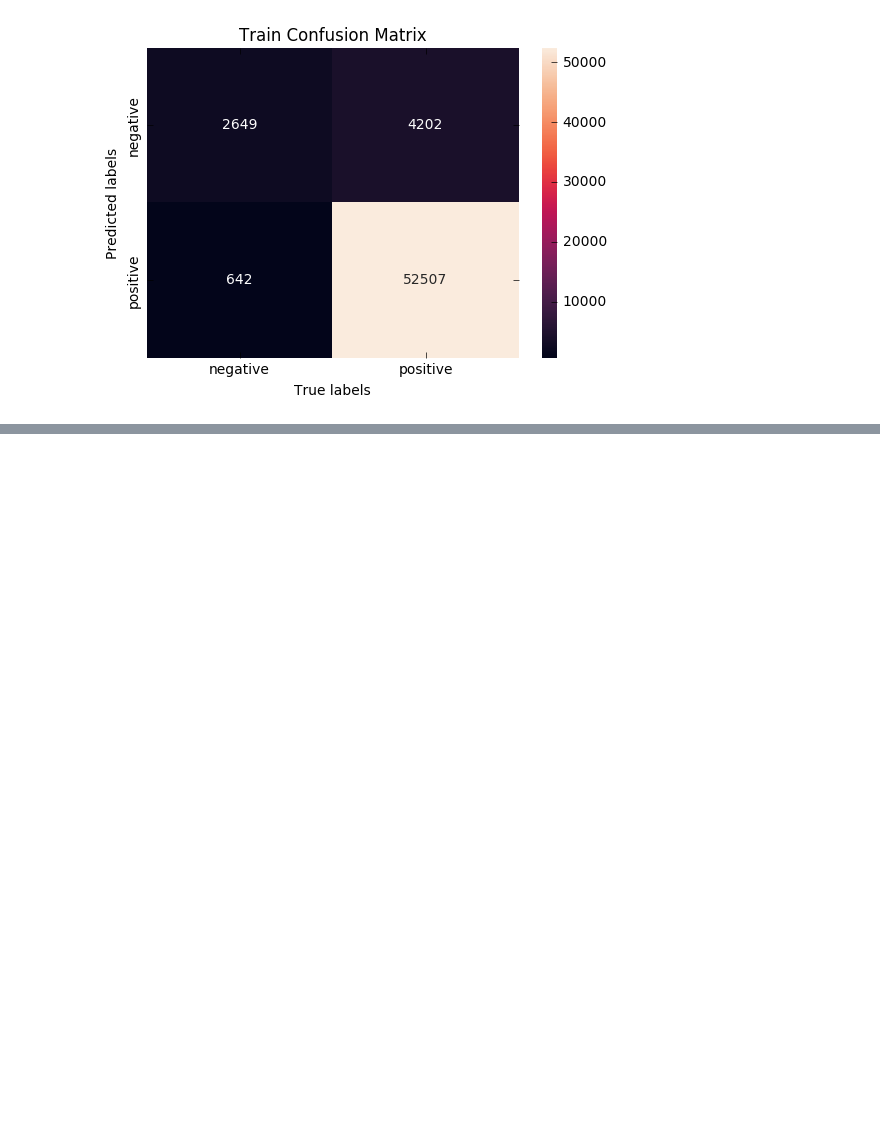
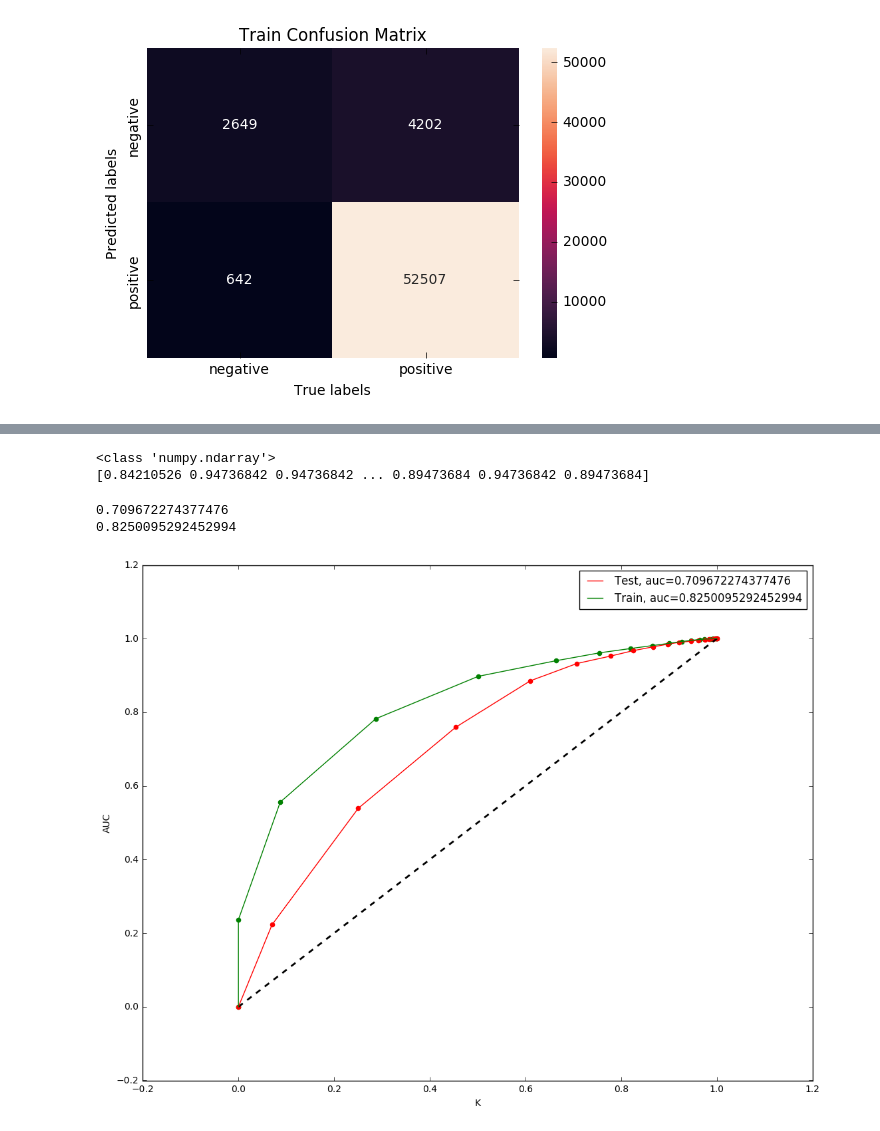
Before and after one commit to rajendrac3/Machine-Learning, a Jupyter notebook: Assignment3/K-NN.ipynb, the cells around one changed output, grey strips where cells are left out. Drawn from its saved outputs; the diff is of its cells as text; code cells hidden in the pictures; blank space fills up the shorter version.

```diff
--- a/Assignment3/K-NN.ipynb
+++ b/Assignment3/K-NN.ipynb
@@ -1100,0 +1151,37 @@ ax.yaxis.set_ticklabels(['negative', 'positive'])
+# %%
+bow_knn = KNeighborsClassifier(n_neighbors = bow_best_k, algorithm='kd_tree', n_jobs=-1)
+bow_knn.fit(BoW_dict['X_train_vect'],Y_train)
+test_predict_bow = bow_knn.predict_proba(BoW_dict['X_test_vect'])
+train_predict_bow = bow_knn.predict_proba(BoW_dict['X_train_vect'])
+bow_test_conf = bow_knn.predict(BoW_dict['X_test_vect'])
+bow_train_conf = bow_knn.predict(BoW_dict['X_train_vect'])
+
+print(type(train_predict_bow))
+print(train_predict_bow[:, 1])
+# %% [output]
+<class 'numpy.ndarray'>
+[0.84210526 0.94736842 0.94736842 ... 0.89473684 0.94736842 0.89473684]
+# %%
+fpr_train, tpr_train, _ = roc_curve(Y_train, train_predict_bow[:, 1])
+fpr_test, tpr_test, _ = roc_curve(Y_test, test_predict_bow[:, 1])
+bow_test_auc = auc(fpr_test, tpr_test)
+bow_train_auc = auc(fpr_train, tpr_train)
+print(bow_test_auc)
+print(bow_train_auc)
+# %% [output]
+0.709672274377476
+0.8250095292452994
+# %%
+plt.figure(figsize=(13, 10))
+plt.plot([0,1], [0,1], color='black', lw=2, linestyle='--')
+plt.plot(fpr_test, tpr_test, label="Test, auc="+str(bow_test_auc), color = 'red')
+plt.plot(fpr_train, tpr_train, label="Train, auc="+str(bow_train_auc), color = 'green')
+plt.scatter(fpr_train, tpr_train, color = 'green')
+plt.scatter(fpr_test, tpr_test, color = 'red')
+plt.xlabel('K')
+plt.ylabel('AUC')
+plt.legend()
+
+plt.show()
+# %% [output]
+[figure, added]
```
Also changed, not shown: parts of 9 cells of this notebook.
